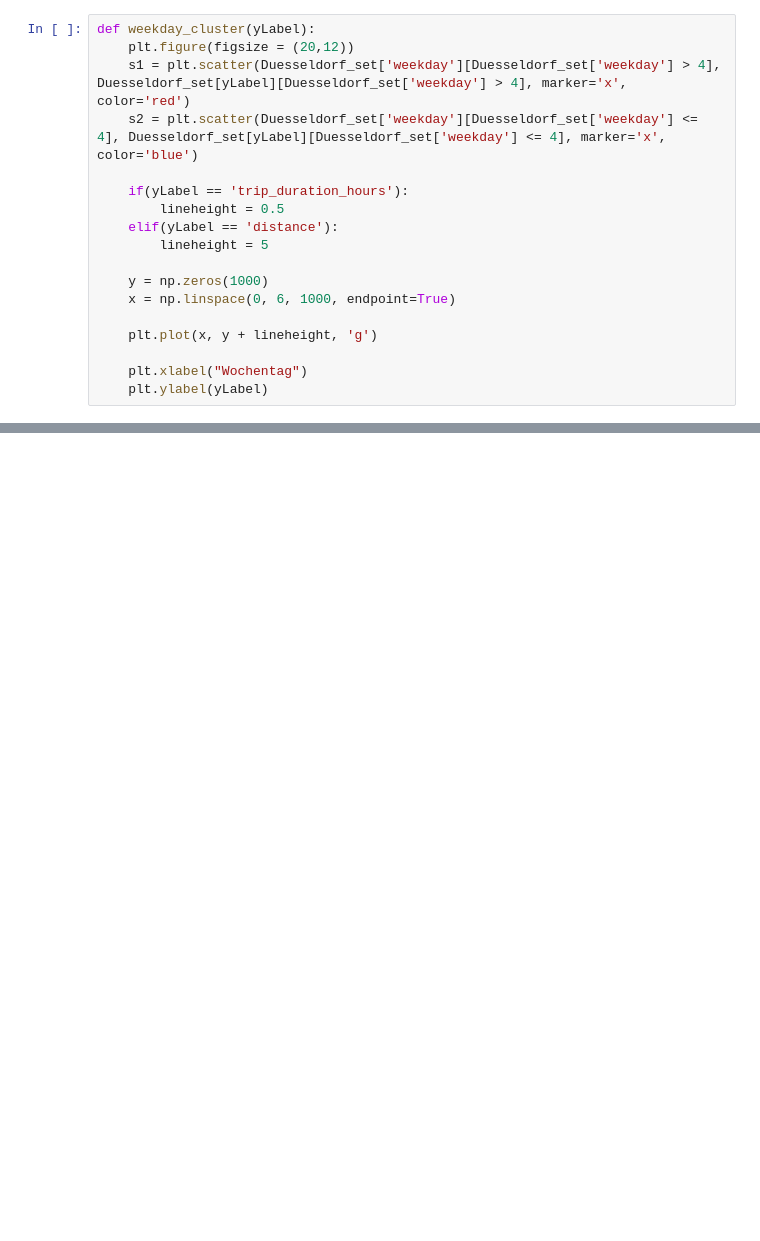
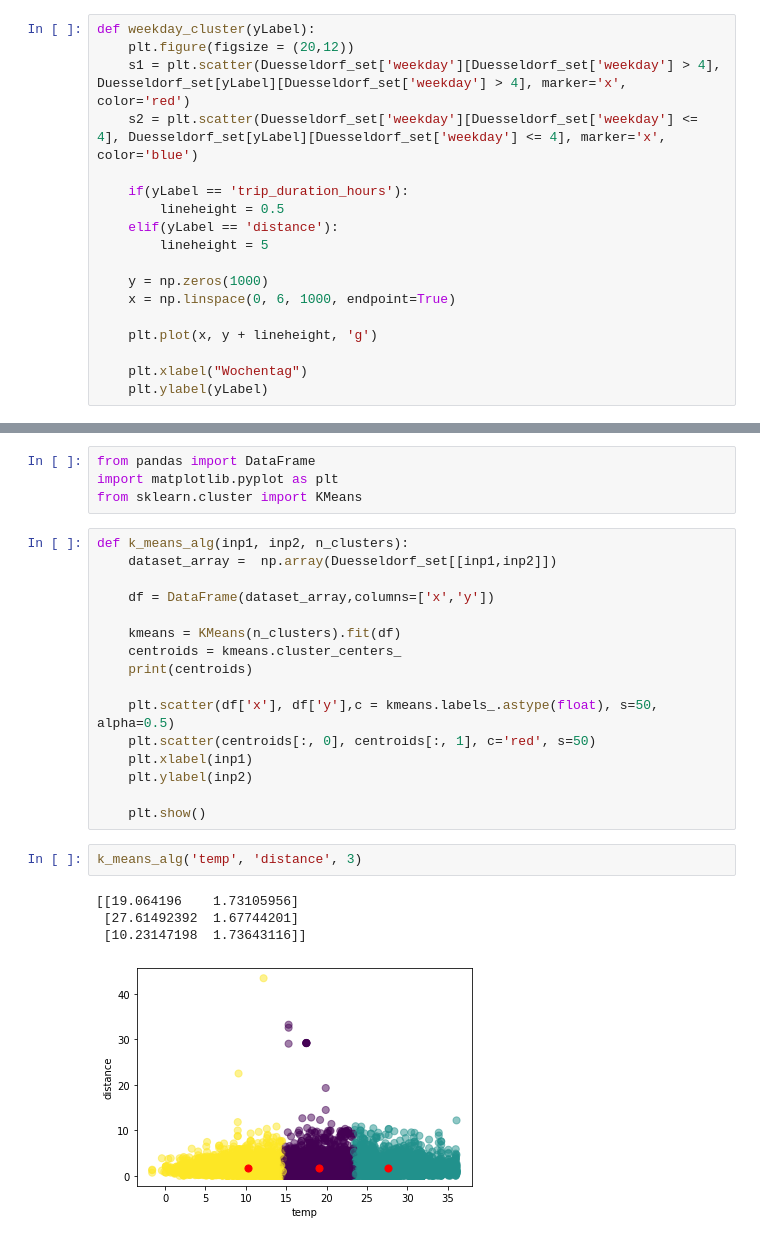
Before and after one commit to Polifka/eagle_gang, a Jupyter notebook: clustering.ipynb, the cells around one changed output, grey strips where cells are left out. Cells and saved outputs as stored; diff of their text form; blank space fills up the shorter version.

```diff
--- a/clustering.ipynb
+++ b/clustering.ipynb
@@ -88,0 +130,27 @@ weekday_cluster('distance')
+# %%
+from pandas import DataFrame
+import matplotlib.pyplot as plt
+from sklearn.cluster import KMeans
+# %%
+def k_means_alg(inp1, inp2, n_clusters):
+    dataset_array =  np.array(Duesseldorf_set[[inp1,inp2]])
+
+    df = DataFrame(dataset_array,columns=['x','y'])
+
+    kmeans = KMeans(n_clusters).fit(df)
+    centroids = kmeans.cluster_centers_
+    print(centroids)
+
+    plt.scatter(df['x'], df['y'],c = kmeans.labels_.astype(float), s=50, alpha=0.5)
+    plt.scatter(centroids[:, 0], centroids[:, 1], c='red', s=50)
+    plt.xlabel(inp1)
+    plt.ylabel(inp2)
+
+    plt.show()
+# %%
+k_means_alg('temp', 'distance', 3)
+# %% [output]
+[[19.064196    1.73105956]
+ [27.61492392  1.67744201]
+ [10.23147198  1.73643116]]
+[figure, added]
```
Also changed, not shown: parts of 20 cells of this notebook, 5 other files.
